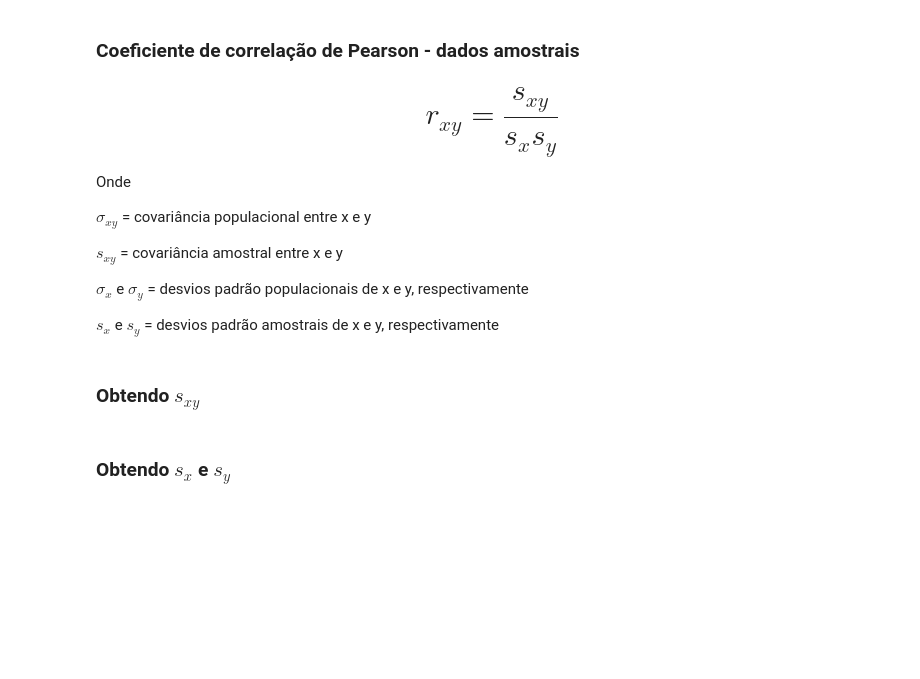
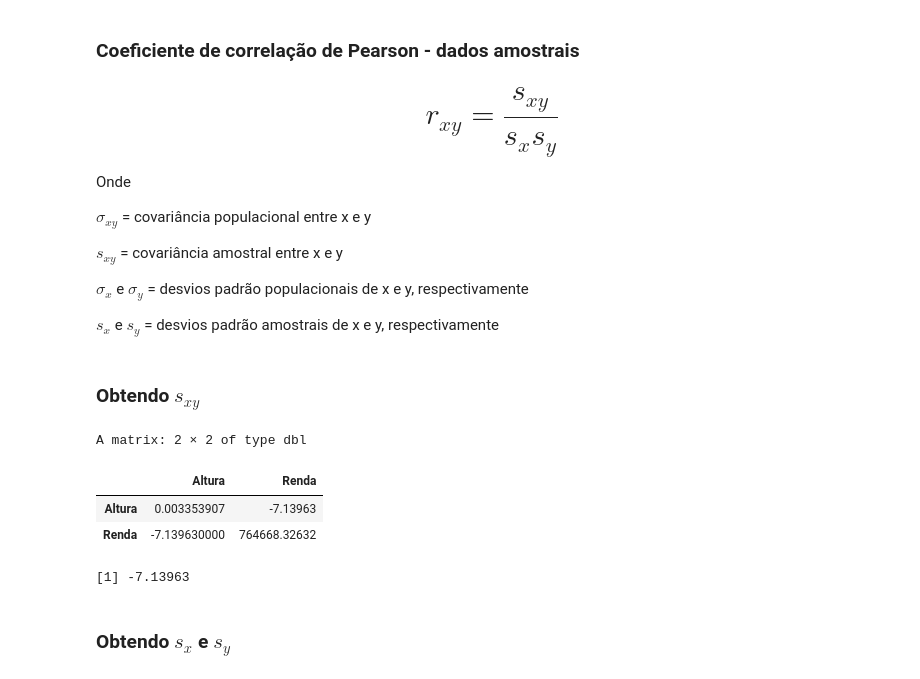
Before and after one commit to Jeidsan/estatistica-com-r, a Jupyter notebook: 4. Estatística com R - correlação e regressão/2. Aula.ipynb, the cells around one changed output. Drawn from its saved outputs; the diff is of its cells as text; code cells hidden in the pictures; blank space fills up the shorter version.

```diff
--- a/4. Estatística com R - correlação e regressão/2. Aula.ipynb
+++ b/4. Estatística com R - correlação e regressão/2. Aula.ipynb
@@ -465,6 +465,16 @@ $\sigma_{x}$ e $\sigma_{y}$ = desvios padrão populacionais de x e y, respectiva
 $s_{x}$ e $s_{y}$ = desvios padrão amostrais de x e y, respectivamente
 # %% [markdown]
 ### Obtendo $s_{xy}$
+# %%
+s_xy <- cov(amostra[c('Altura', 'Renda')])
+s_xy
+# %% [output]
+A matrix: 2 × 2 of type dbl
+|  | Altura | Renda |
+| Altura | 0.003353907 | -7.13963 |
+| Renda | -7.139630000 | 764668.32632 |
 # %%
-s_xy <-
+s_xy <- s_xy['Altura','Renda']
 s_xy
+# %% [output]
+[1] -7.13963
```
Also changed, not shown: parts of 8 cells of this notebook.
